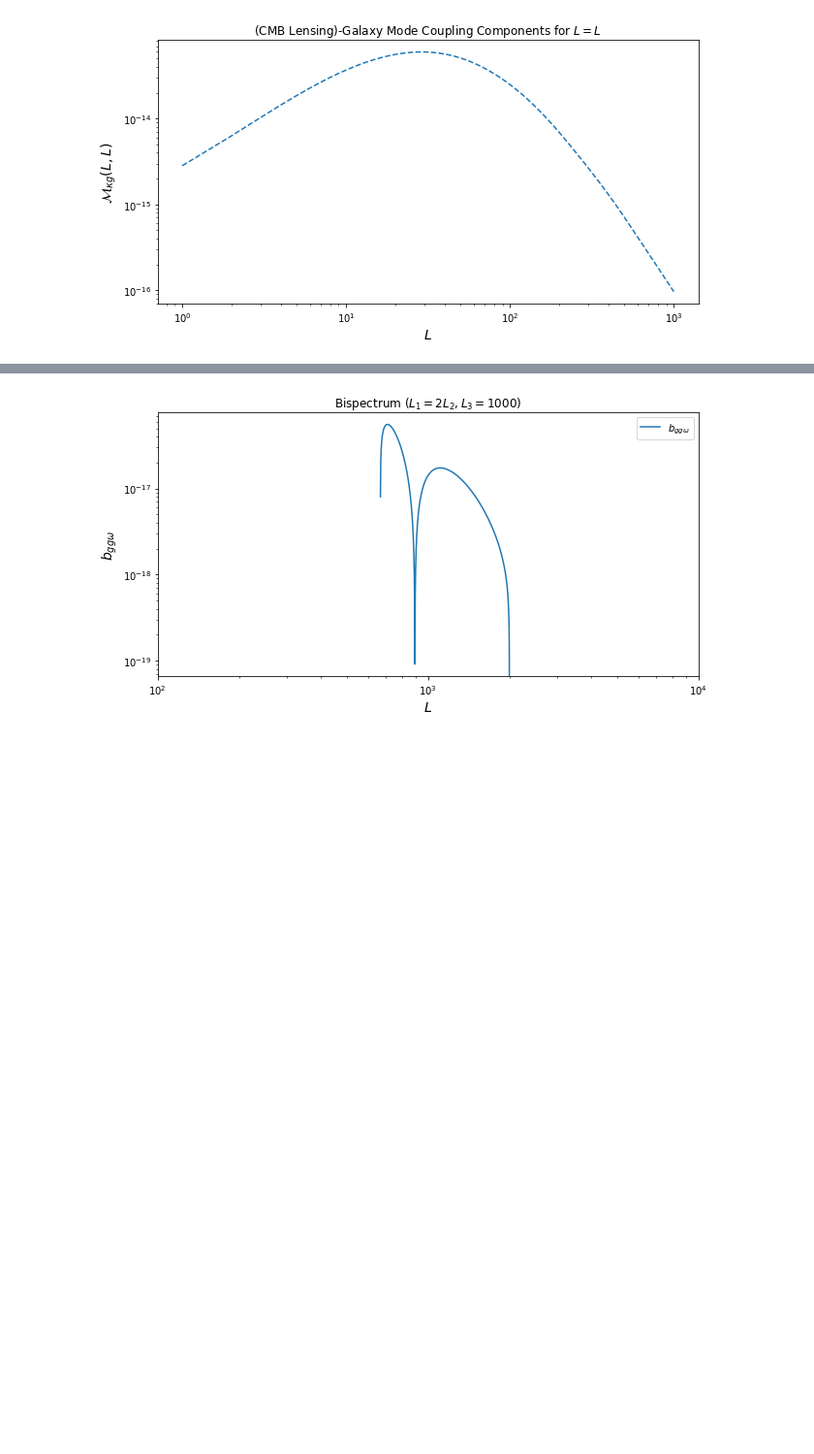
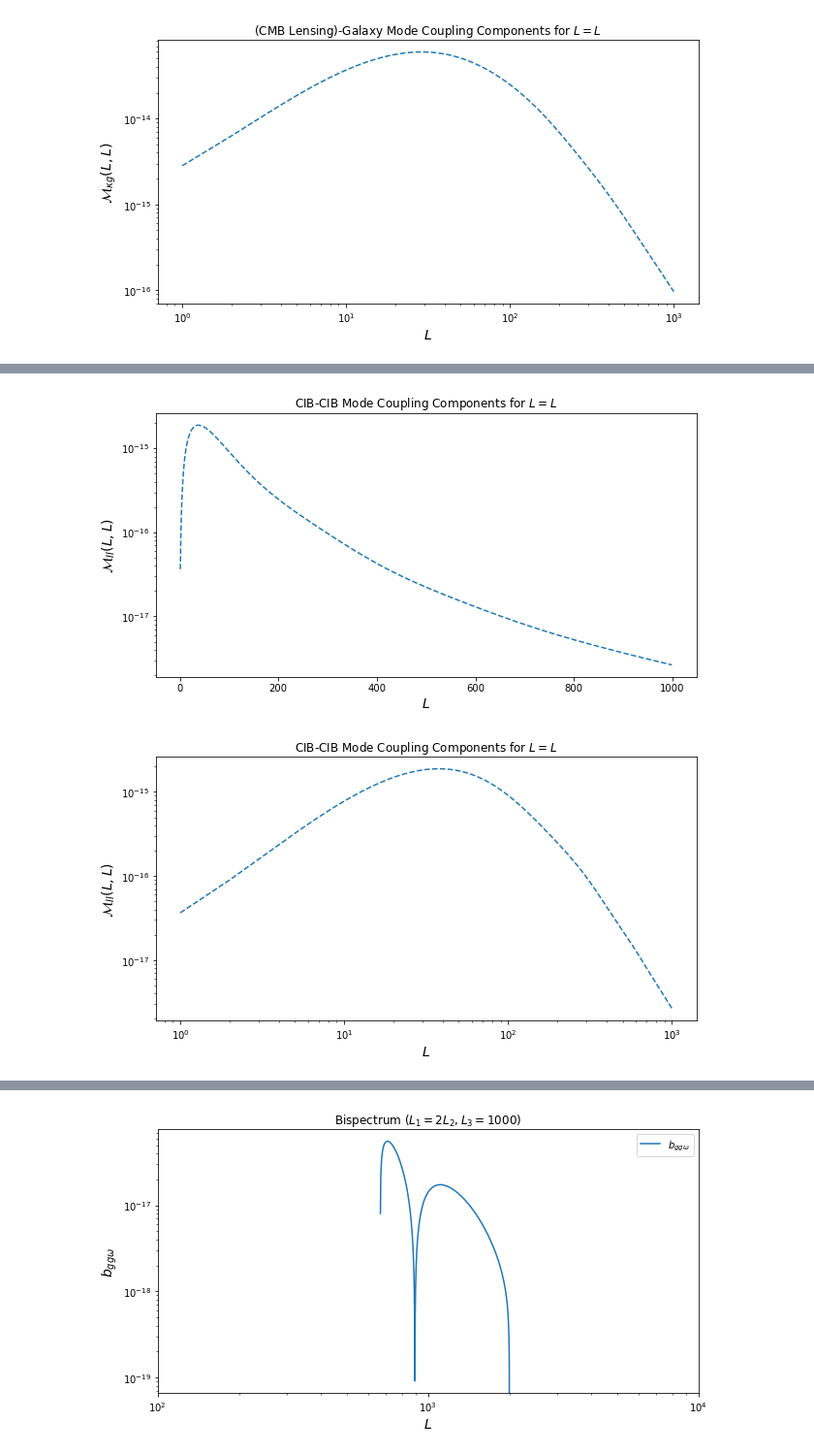
Before and after one commit to mfrobertson/omegaQE, a Jupyter notebook: kkomega/LSS.ipynb, the cells around one changed output, grey strips where cells are left out. Shown at 97% size. Saved outputs shown, nothing was run; the diff lists cells and outputs as text; code cells hidden in the pictures; blank space fills up the shorter version.

```diff
--- a/kkomega/LSS.ipynb
+++ b/kkomega/LSS.ipynb
@@ -404,0 +419,22 @@ plt.show()
+# %%
+mode = Modecoupling()
+ells1 = np.arange(1, 1000, 1)
+ells2 = ells1
+M_II = mode.components(ells1, ells2, typ="cib-cib", Nchi=100)
+# %%
+plt.figure()
+plt.semilogy(ells1, np.abs(M_II), linestyle="--")
+plt.title("CIB-CIB Mode Coupling Components for $L=L$")
+plt.xlabel("$L$", fontsize=14)
+plt.ylabel("$\mathcal{M}_{II}(L,L)$", fontsize=14)
+
+plt.figure()
+plt.loglog(ells1, np.abs(M_II), linestyle="--")
+plt.title("CIB-CIB Mode Coupling Components for $L=L$")
+plt.xlabel("$L$", fontsize=14)
+plt.ylabel("$\mathcal{M}_{II}(L,L)$", fontsize=14)
+
+plt.show()
+# %% [output]
+[figure, added]
+[figure, added]
```
Also changed, not shown: parts of 19 cells of this notebook, 4 other files.
